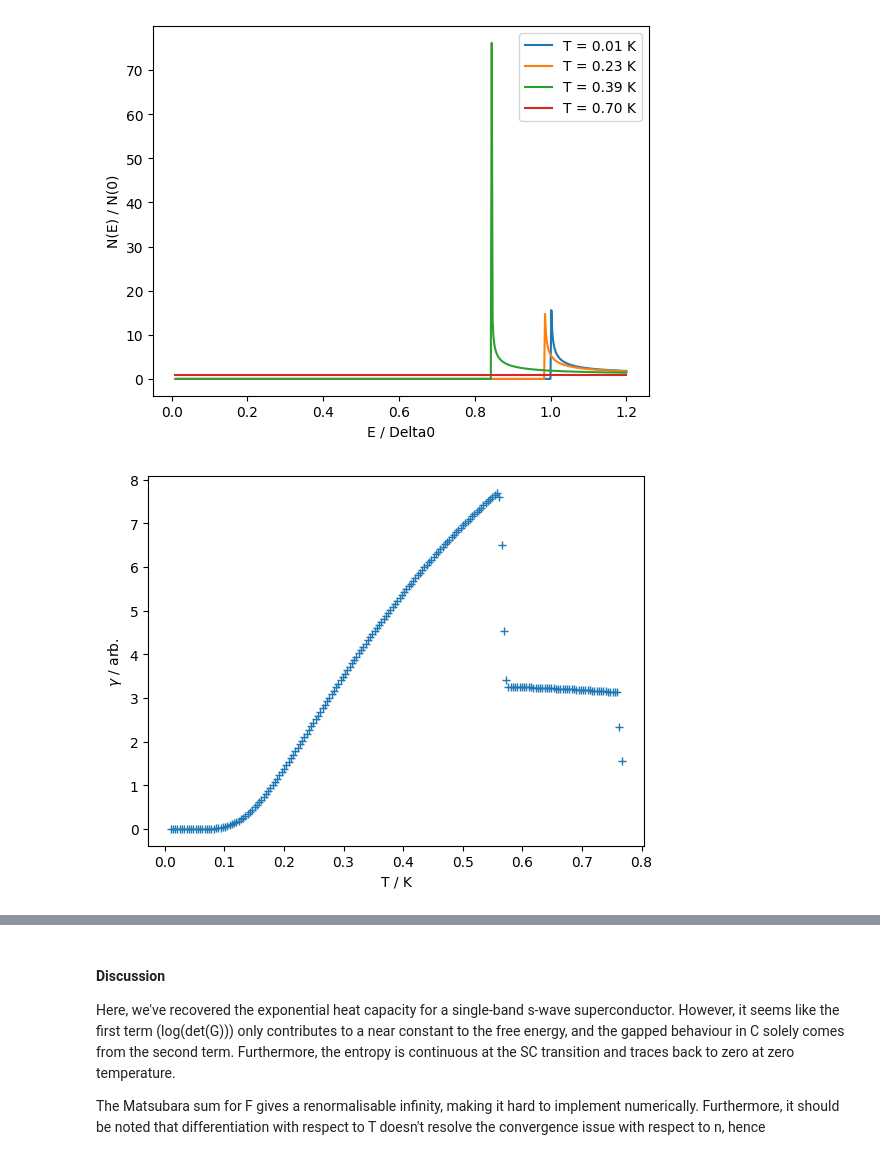
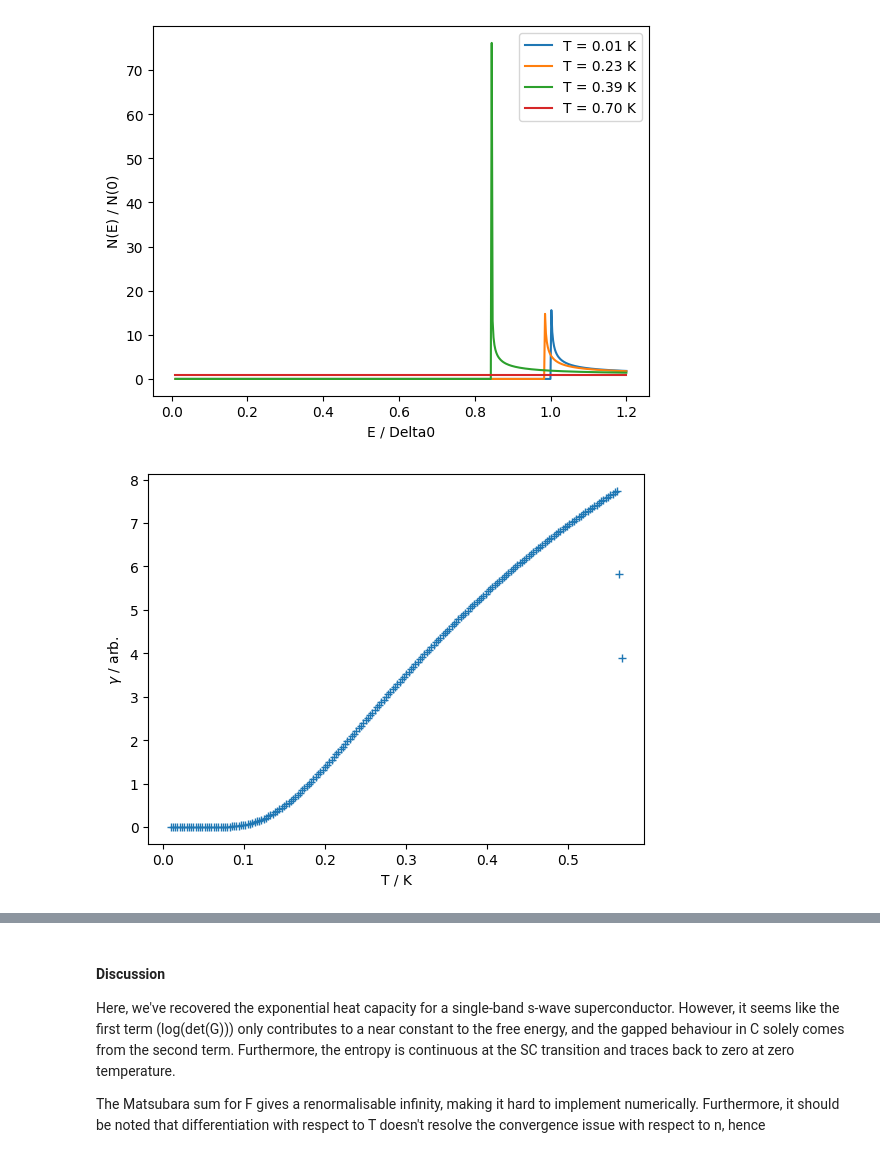
Before and after one commit to yulu-duck/two-band-superconductor, a Jupyter notebook: superconductivity_thermodynamics.ipynb, the cells around one changed output, grey strips where cells are left out. Saved outputs shown, nothing was run; the diff lists cells and outputs as text; code cells hidden in the pictures.

```diff
--- a/superconductivity_thermodynamics.ipynb
+++ b/superconductivity_thermodynamics.ipynb
@@ -141,20 +143,20 @@ def entropy_F(F_arr, T_arr):
 # %%
 omega_D = 5 # cutoff energy
 Tc = 0.5665
-T_arr = np.linspace(0.01,Tc+0.2,200)# Example usage
+T_arr = np.linspace(0.01,Tc,200)# Example usage
 
 F_arr = np.zeros(np.shape(T_arr))
 for i in range(np.size(T_arr)):
     F_arr[i] = F(T_arr[i])
 
 C_arr = heat_capacity_F(F_arr, T_arr)
 S_arr = entropy_F(F_arr, T_arr)
 plt.plot(T_arr, C_arr / T_arr, '+')
 plt.xlabel('T / K')
 plt.ylabel(r'$\gamma$ / arb.')
 plt.show()
 # %% [output]
-[figure, old version]
+[figure, new version]
 # %%
 # Split the data into normal and superconducting phases
 normal_phase_mask = T_arr > Tc
```
Also changed, not shown: parts of 9 cells of this notebook, 1 other file.
